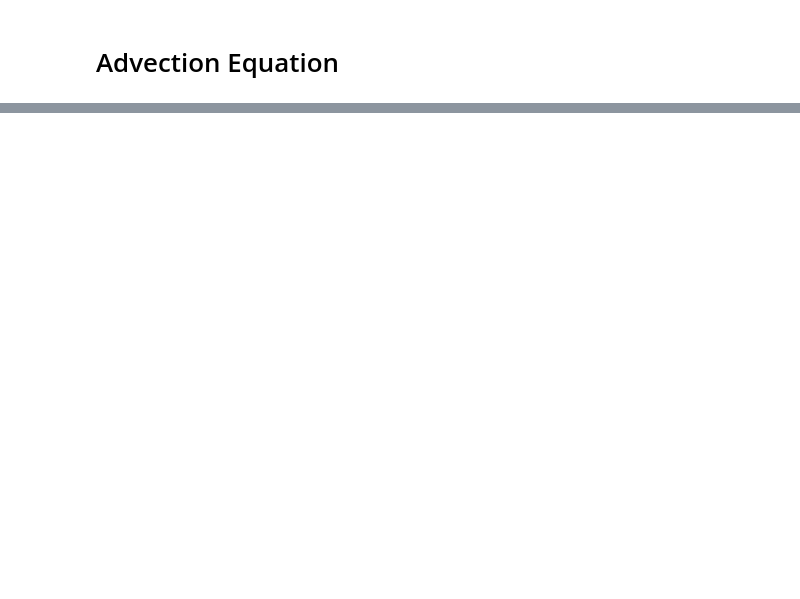
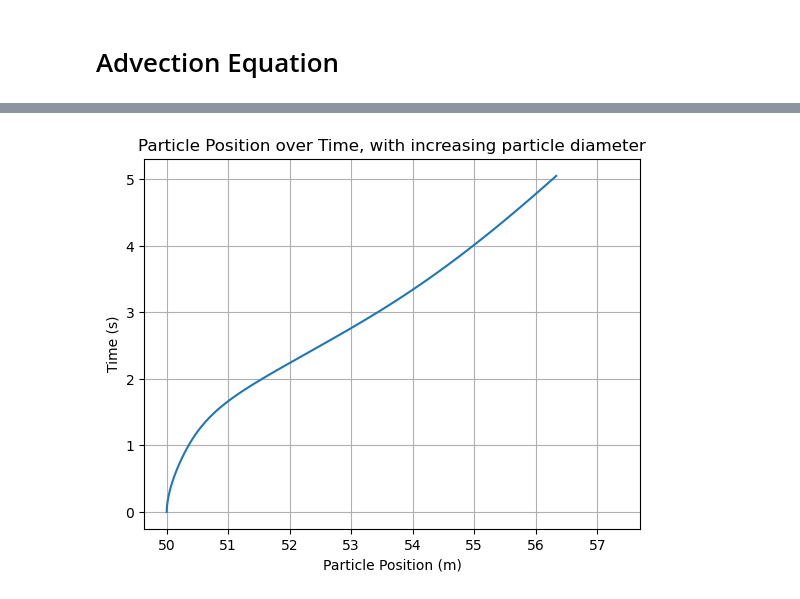
Before and after one commit to ashishd4/UROP, a Jupyter notebook: Week 4/6_5.ipynb, the cells around one changed output, grey strips where cells are left out. Saved outputs shown, nothing was run; the diff lists cells and outputs as text; code cells hidden in the pictures; blank space fills up the shorter version.

```diff
--- a/Week 4/6_5.ipynb
+++ b/Week 4/6_5.ipynb
@@ -229,0 +177,27 @@ plt.show()
+# %%
+fig, ax = plt.subplots()
+
+dia_p1 = 115e-6 # m
+
+t_arr, up_arr, ug_arr, Fd_arr, xp_arr = advection(dia_p1)
+
+u, = ax.plot(xp_arr, t_arr)
+
+def animate(i):
+    t_arr, up_arr, ug_arr, Fd_arr, xp_arr = advection(dia_p1 + i * 3e-6)
+    vals = xp_arr
+
+    u.set_xdata(vals)  # update the data.
+    return u,
+
+ani = animation.FuncAnimation(fig, animate, interval=25, blit=True, save_count=200)
+
+plt.title('Particle Position over Time, with increasing particle diameter')
+plt.ylabel('Time (s)')
+plt.xlabel('Particle Position (m)')
+plt.grid()
+
+writergif = animation.PillowWriter(fps=30)
+ani.save('particle_position4.gif', writer = writergif)
+# %% [output]
+[figure, added]
```
Also changed, not shown: parts of 12 cells of this notebook, 7 other files.
